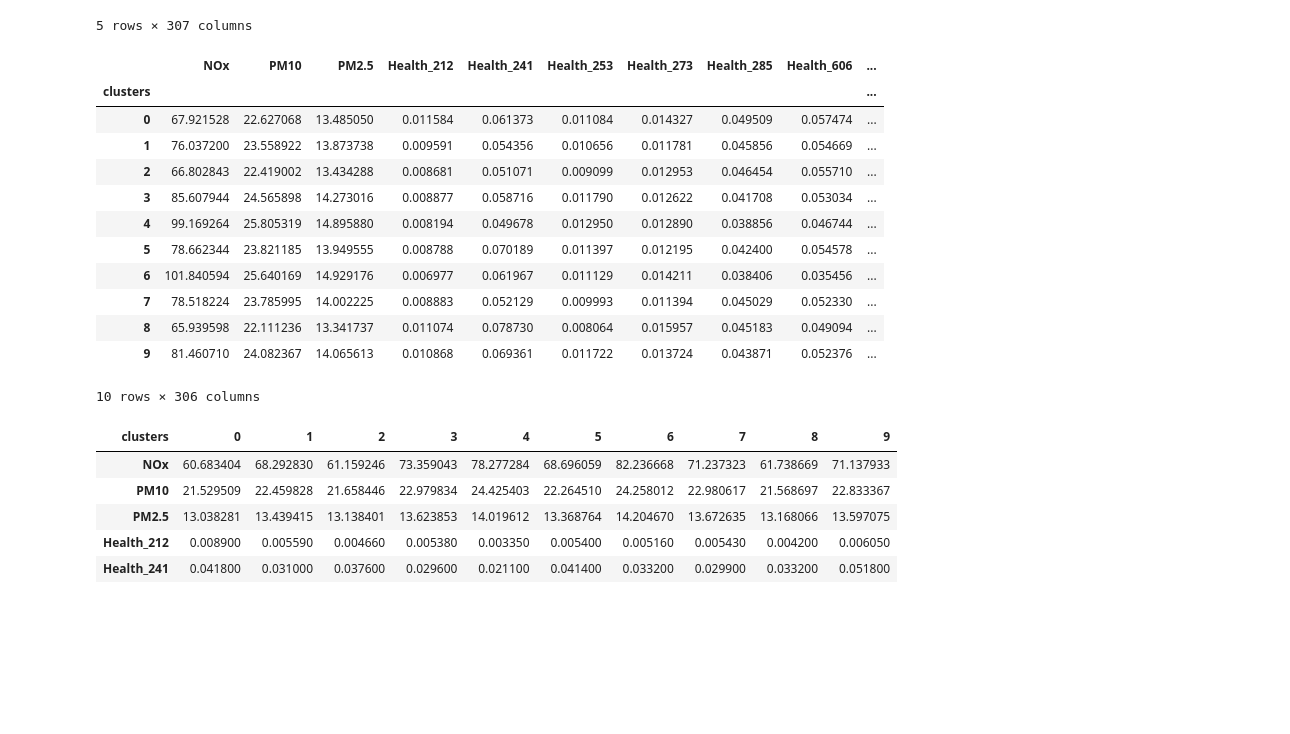
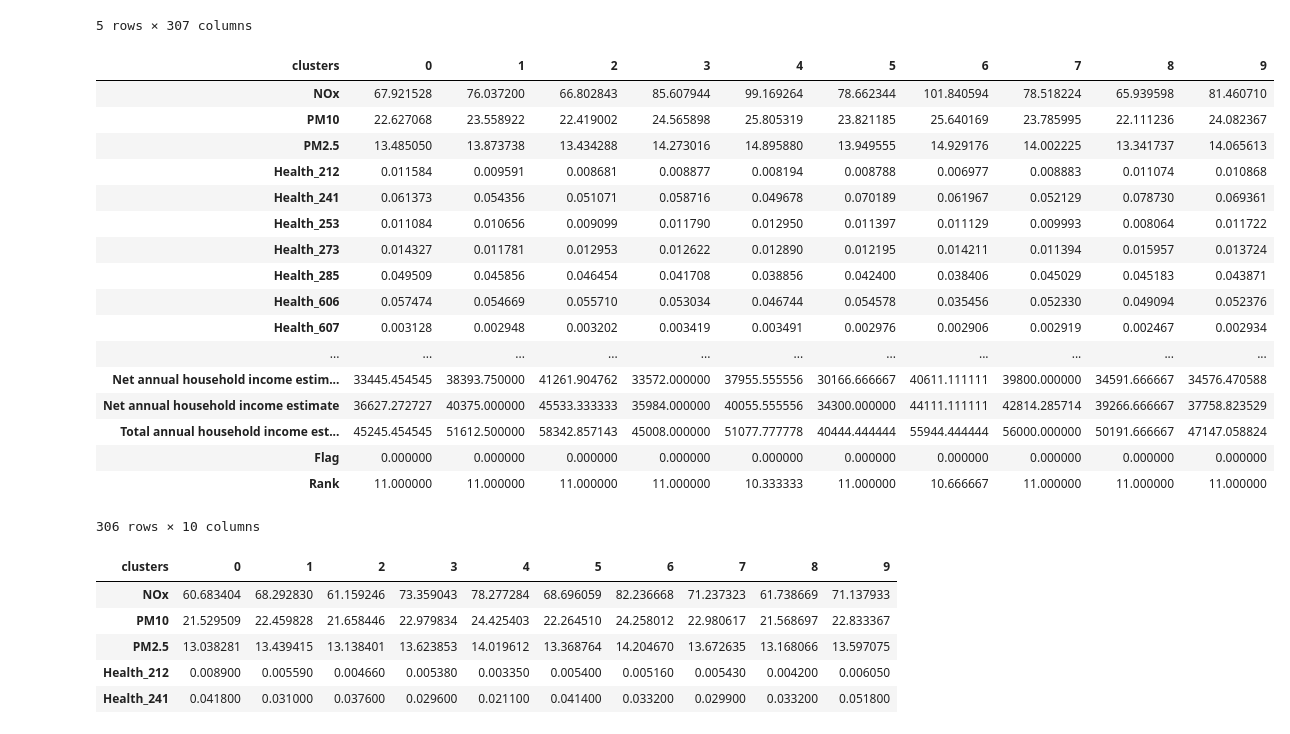
Before and after one commit to laine-caruzca/Datakind, a Jupyter notebook: Data Kind Recap.ipynb, the cells around one changed output. Saved outputs shown, nothing was run; the diff lists cells and outputs as text; code cells hidden in the pictures; blank space fills up the shorter version.

```diff
--- a/Data Kind Recap.ipynb
+++ b/Data Kind Recap.ipynb
@@ -422,21 +422,26 @@ cluster_data.head()
 5 rows × 307 columns
 # %%
 # create a dataset with grouby cluster
-cluster_data.groupby(['clusters']).mean()
+cluster_data.groupby(['clusters']).mean().T
 # %% [output]
-|  | NOx | PM10 | PM2.5 | Health_212 | Health_241 | Health_253 | Health_273 | Health_285 | Health_606 | ... |
-| clusters |  |  |  |  |  |  |  |  |  | ... |
-| 0 | 67.921528 | 22.627068 | 13.485050 | 0.011584 | 0.061373 | 0.011084 | 0.014327 | 0.049509 | 0.057474 | ... |
-| 1 | 76.037200 | 23.558922 | 13.873738 | 0.009591 | 0.054356 | 0.010656 | 0.011781 | 0.045856 | 0.054669 | ... |
-| 2 | 66.802843 | 22.419002 | 13.434288 | 0.008681 | 0.051071 | 0.009099 | 0.012953 | 0.046454 | 0.055710 | ... |
-| 3 | 85.607944 | 24.565898 | 14.273016 | 0.008877 | 0.058716 | 0.011790 | 0.012622 | 0.041708 | 0.053034 | ... |
-| 4 | 99.169264 | 25.805319 | 14.895880 | 0.008194 | 0.049678 | 0.012950 | 0.012890 | 0.038856 | 0.046744 | ... |
-| 5 | 78.662344 | 23.821185 | 13.949555 | 0.008788 | 0.070189 | 0.011397 | 0.012195 | 0.042400 | 0.054578 | ... |
-| 6 | 101.840594 | 25.640169 | 14.929176 | 0.006977 | 0.061967 | 0.011129 | 0.014211 | 0.038406 | 0.035456 | ... |
-| 7 | 78.518224 | 23.785995 | 14.002225 | 0.008883 | 0.052129 | 0.009993 | 0.011394 | 0.045029 | 0.052330 | ... |
-| 8 | 65.939598 | 22.111236 | 13.341737 | 0.011074 | 0.078730 | 0.008064 | 0.015957 | 0.045183 | 0.049094 | ... |
-| 9 | 81.460710 | 24.082367 | 14.065613 | 0.010868 | 0.069361 | 0.011722 | 0.013724 | 0.043871 | 0.052376 | ... |
+| clusters | 0 | 1 | 2 | 3 | 4 | 5 | 6 | 7 | 8 | 9 |
+| NOx | 67.921528 | 76.037200 | 66.802843 | 85.607944 | 99.169264 | 78.662344 | 101.840594 | 78.518224 | 65.939598 | 81.460710 |
+| PM10 | 22.627068 | 23.558922 | 22.419002 | 24.565898 | 25.805319 | 23.821185 | 25.640169 | 23.785995 | 22.111236 | 24.082367 |
+| PM2.5 | 13.485050 | 13.873738 | 13.434288 | 14.273016 | 14.895880 | 13.949555 | 14.929176 | 14.002225 | 13.341737 | 14.065613 |
+| Health_212 | 0.011584 | 0.009591 | 0.008681 | 0.008877 | 0.008194 | 0.008788 | 0.006977 | 0.008883 | 0.011074 | 0.010868 |
+| Health_241 | 0.061373 | 0.054356 | 0.051071 | 0.058716 | 0.049678 | 0.070189 | 0.061967 | 0.052129 | 0.078730 | 0.069361 |
+| Health_253 | 0.011084 | 0.010656 | 0.009099 | 0.011790 | 0.012950 | 0.011397 | 0.011129 | 0.009993 | 0.008064 | 0.011722 |
+| Health_273 | 0.014327 | 0.011781 | 0.012953 | 0.012622 | 0.012890 | 0.012195 | 0.014211 | 0.011394 | 0.015957 | 0.013724 |
+| Health_285 | 0.049509 | 0.045856 | 0.046454 | 0.041708 | 0.038856 | 0.042400 | 0.038406 | 0.045029 | 0.045183 | 0.043871 |
+| Health_606 | 0.057474 | 0.054669 | 0.055710 | 0.053034 | 0.046744 | 0.054578 | 0.035456 | 0.052330 | 0.049094 | 0.052376 |
+| Health_607 | 0.003128 | 0.002948 | 0.003202 | 0.003419 | 0.003491 | 0.002976 | 0.002906 | 0.002919 | 0.002467 | 0.002934 |
+| ... | ... | ... | ... | ... | ... | ... | ... | ... | ... | ... |
+| Net annual household income estim... | 33445.454545 | 38393.750000 | 41261.904762 | 33572.000000 | 37955.555556 | 30166.666667 | 40611.111111 | 39800.000000 | 34591.666667 | 34576.470588 |
+| Net annual household income estimate | 36627.272727 | 40375.000000 | 45533.333333 | 35984.000000 | 40055.555556 | 34300.000000 | 44111.111111 | 42814.285714 | 39266.666667 | 37758.823529 |
+| Total annual household income est... | 45245.454545 | 51612.500000 | 58342.857143 | 45008.000000 | 51077.777778 | 40444.444444 | 55944.444444 | 56000.000000 | 50191.666667 | 47147.058824 |
+| Flag | 0.000000 | 0.000000 | 0.000000 | 0.000000 | 0.000000 | 0.000000 | 0.000000 | 0.000000 | 0.000000 | 0.000000 |
+| Rank | 11.000000 | 11.000000 | 11.000000 | 11.000000 | 10.333333 | 11.000000 | 10.666667 | 11.000000 | 11.000000 | 11.000000 |
-10 rows × 306 columns
+306 rows × 10 columns
 # %%
 cluster_data.groupby(['clusters']).min().T.head()
 cluster_data.groupby(['clusters']).max().T.head()
```
